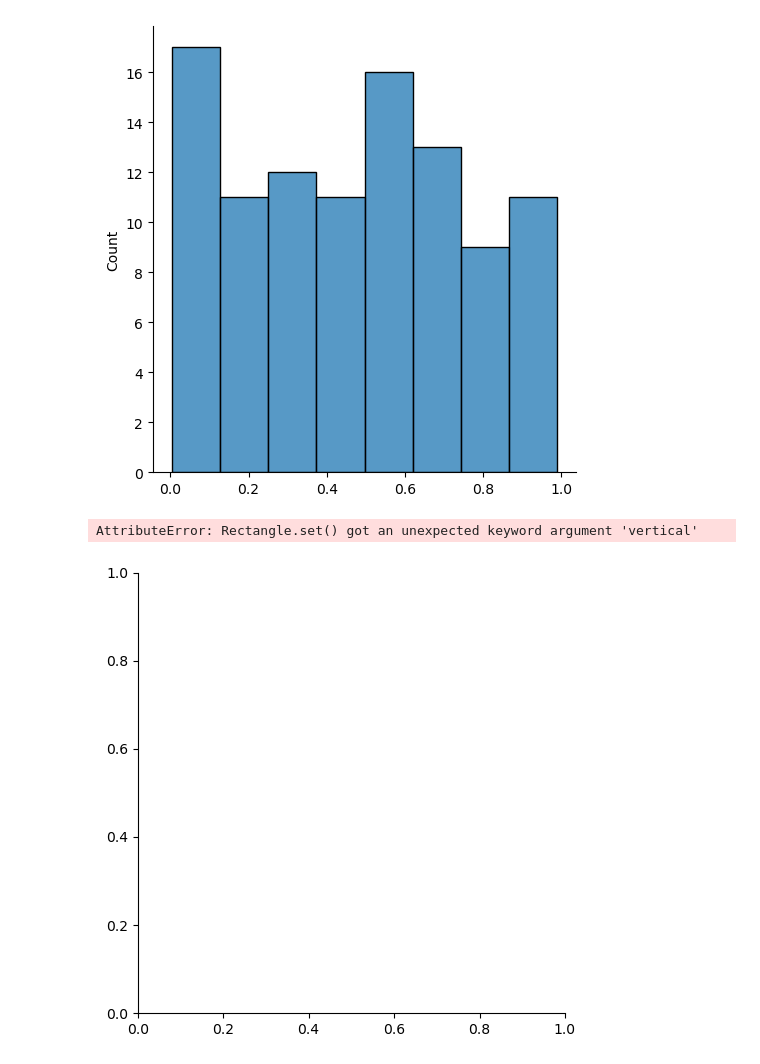
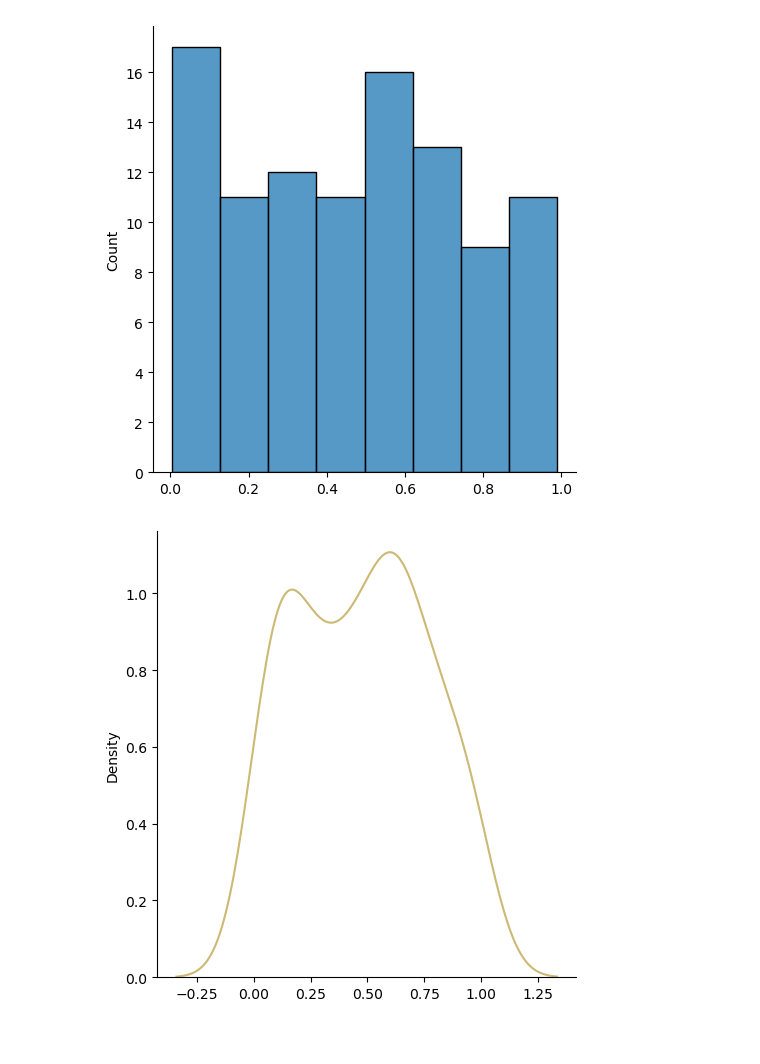
Before and after one commit to aaditya-pdgupta/Python_Course, a Jupyter notebook: Linear_Regression.ipynb, the cells around one changed output. Drawn from its saved outputs; the diff is of its cells as text; code cells hidden in the pictures.

```diff
--- a/Linear_Regression.ipynb
+++ b/Linear_Regression.ipynb
@@ -212,7 +212,7 @@ ax_2 = sns.displot(x, kde = False)
 # %% [output]
 [figure]
 # %%
-ax_3 = sns.displot(x, vertical = True)
+sns.set_color_codes()
+ax_5 = sns.displot(x, color="y", kind = "kde")
 # %% [output]
-AttributeError: Rectangle.set() got an unexpected keyword argument 'vertical'
-[figure, old version]
+[figure, new version]
```
